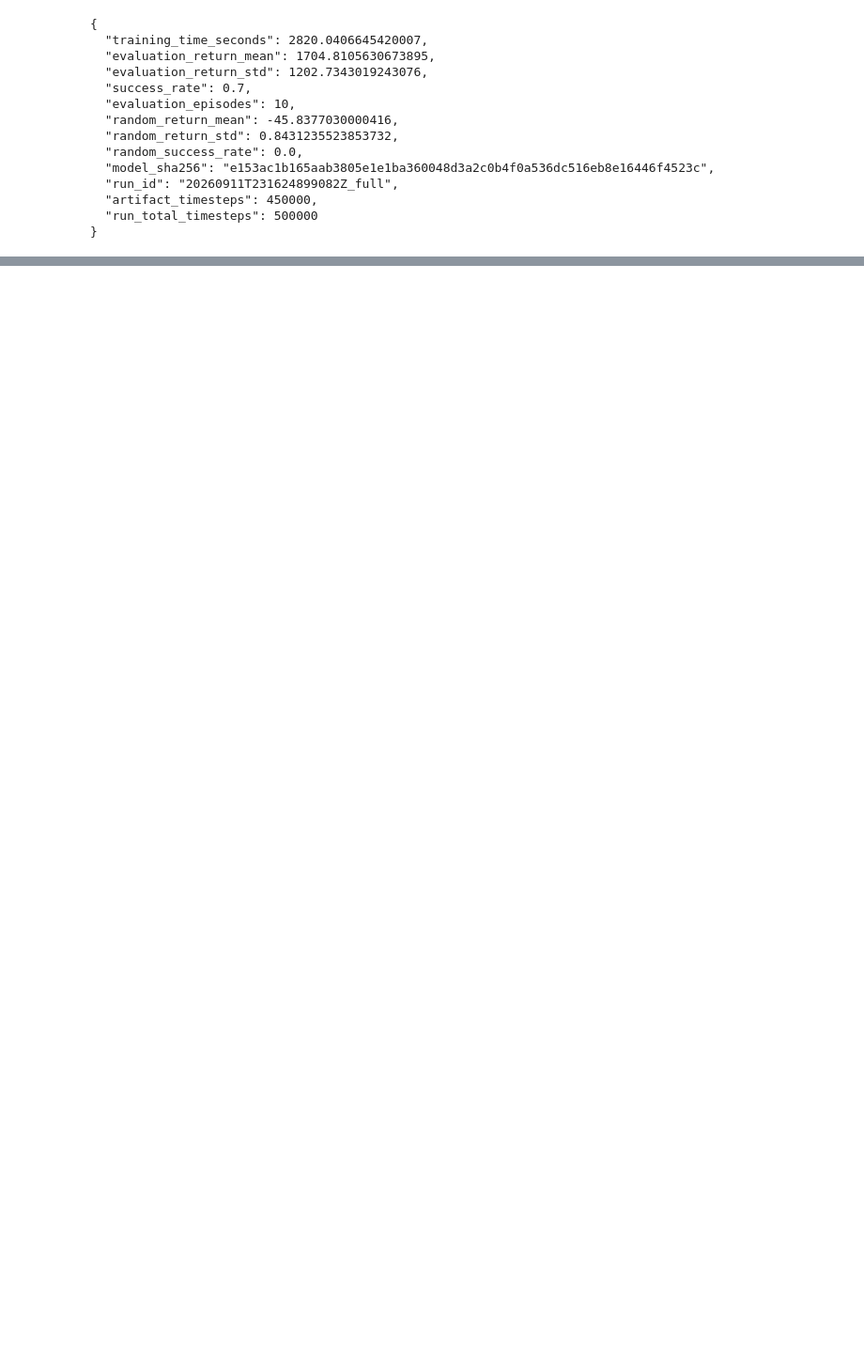
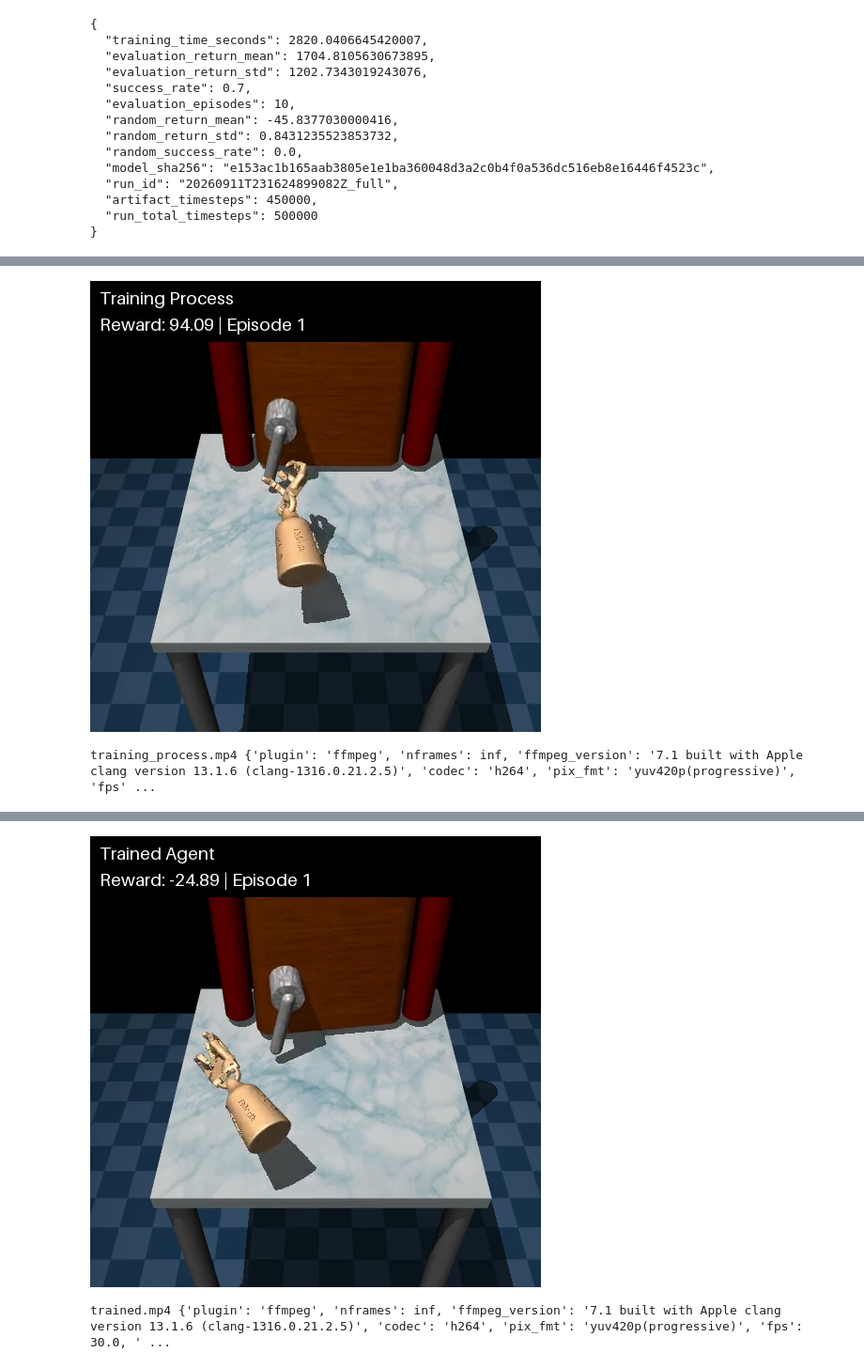
Before and after one commit to j-mauro-r/reinforcement_learning_reto_2, a Jupyter notebook: 1-AdroitHandDoor/AdroitHandDoor.ipynb, the cells around one changed output, grey strips where cells are left out. Shown at 94% size. Drawn from its saved outputs; the diff is of its cells as text; code cells hidden in the pictures; blank space fills up the shorter version.

Commit message:
feat(adroit): generate and verify training and trained videos — Task 9 of PLAN_adroit_hand_door

```diff
--- a/1-AdroitHandDoor/AdroitHandDoor.ipynb
+++ b/1-AdroitHandDoor/AdroitHandDoor.ipynb
@@ -360,7 +360,7 @@ def file_sha256(path):
     return digest.hexdigest()
 
 
-def record_video(model_path, output_path, title, seed, episodes=None):
+def record_video(model_path, output_path, title, seed, episodes=None, mode="smoke"):
     """Render a saved policy without learning and overlay cumulative reward.
 
     Args:
@@ -369,11 +369,15 @@ def record_video(model_path, output_path, title, seed, episodes=None):
         title: Visible evidence title.
         seed: First environment seed.
         episodes: Episode count, defaulting to central video configuration.
+        mode: Smoke check, intermediate training checkpoint, or final inference.
 
     Returns:
         A provenance dictionary for the video.
     """
-    policy = SAC.load(model_path, device=CONFIG["device"])
+    if mode not in {"smoke", "intermediate", "final"}:
+        raise ValueError(f"Unknown video mode: {mode}")
+    loader = InferenceSAC if mode == "final" else SAC
+    policy = loader.load(model_path, device=CONFIG["device"])
     env = make_env(render_mode=CONFIG["render_video"])
     episodes = CONFIG["video_episodes"] if episodes is None else episodes
     output_path = Path(output_path)
@@ -403,7 +407,7 @@ def record_video(model_path, output_path, title, seed, episodes=None):
                   "model_sha256": file_sha256(model_path), "title": title,
                   "seed": seed, "episodes": episodes, "frames": count,
                   "fps": CONFIG["video_fps"], "model_timesteps": policy.num_timesteps,
-                  "learning": False}
+                  "learning": False, "mode": mode}
     output_path.with_suffix(".json").write_text(json.dumps(provenance, indent=2) + "\n")
     return provenance
 
@@ -800,0 +807,39 @@ Pendiente de la tarea correspondiente del DWP.
+# %%
+from IPython.display import Video
+import imageio_ffmpeg
+
+if CONFIG["profile"] == "full":
+    final_metadata = json.loads(FINAL_METADATA_PATH.read_text())
+    source_run = RUNS_DIR / final_metadata["run_id"]
+    intermediate_steps = final_metadata["run_total_timesteps"] // 2
+    intermediate_path = source_run / "checkpoints" / f"{final_metadata['run_id']}_{intermediate_steps}_steps.zip"
+    assert intermediate_steps < final_metadata["total_timesteps"]
+    assert file_sha256(FINAL_MODEL_PATH) == final_metadata["sha256"]
+    training_video_path = VIDEO_DIR / "training_process.mp4"
+    trained_video_path = VIDEO_DIR / "trained.mp4"
+    training_provenance = record_video(intermediate_path, training_video_path, "Training Process",
+                                       CONFIG["video_seed"], mode="intermediate")
+    trained_provenance = record_video(FINAL_MODEL_PATH, trained_video_path, "Trained Agent",
+                                      CONFIG["video_seed"], mode="final")
+    assert training_provenance["model_timesteps"] == intermediate_steps
+    assert trained_provenance["model_sha256"] == final_metadata["sha256"]
+    assert trained_provenance["learning"] is False
+    for path in (training_video_path, trained_video_path):
+        reader = imageio.get_reader(path)
+        try:
+            assert reader.count_frames() == CONFIG["expected_horizon"] * CONFIG["video_episodes"]
+            video_metadata = reader.get_meta_data()
+            assert np.isclose(video_metadata["fps"], CONFIG["video_fps"])
+            assert video_metadata["duration"] > 0
+            display(Image.fromarray(reader.get_data(100)))
+            print(path.name, video_metadata)
+        finally:
+            reader.close()
+        subprocess.run([imageio_ffmpeg.get_ffmpeg_exe(), "-v", "error", "-i", str(path),
+                        "-f", "null", "-"], check=True)
+        display(Video(str(path), embed=True, width=480))
+else:
+    print("Smoke profile: only the temporary smoke video is generated; delivery videos are preserved.")
+# %% [output]
+[figure, added]
+training_process.mp4 {'plugin': 'ffmpeg', 'nframes': inf, 'ffmpeg_version': '7.1 built with Apple clang version 13.1.6 (clang-1316.0.21.2.5)', 'codec': 'h264', 'pix_fmt': 'yuv420p(progressive)', 'fps' ...
@@ -800,0 +847,2 @@ Pendiente de la tarea correspondiente del DWP.
+[figure, added]
+trained.mp4 {'plugin': 'ffmpeg', 'nframes': inf, 'ffmpeg_version': '7.1 built with Apple clang version 13.1.6 (clang-1316.0.21.2.5)', 'codec': 'h264', 'pix_fmt': 'yuv420p(progressive)', 'fps': 30.0, ' ...
```
Also changed, not shown: parts of 2 cells of this notebook, 6 other files.
